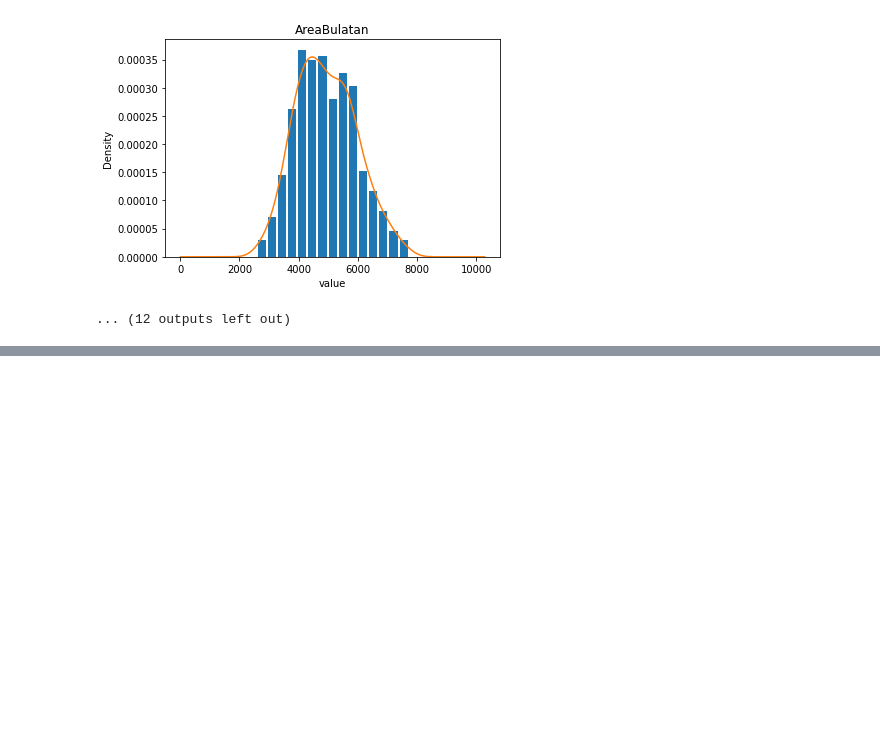
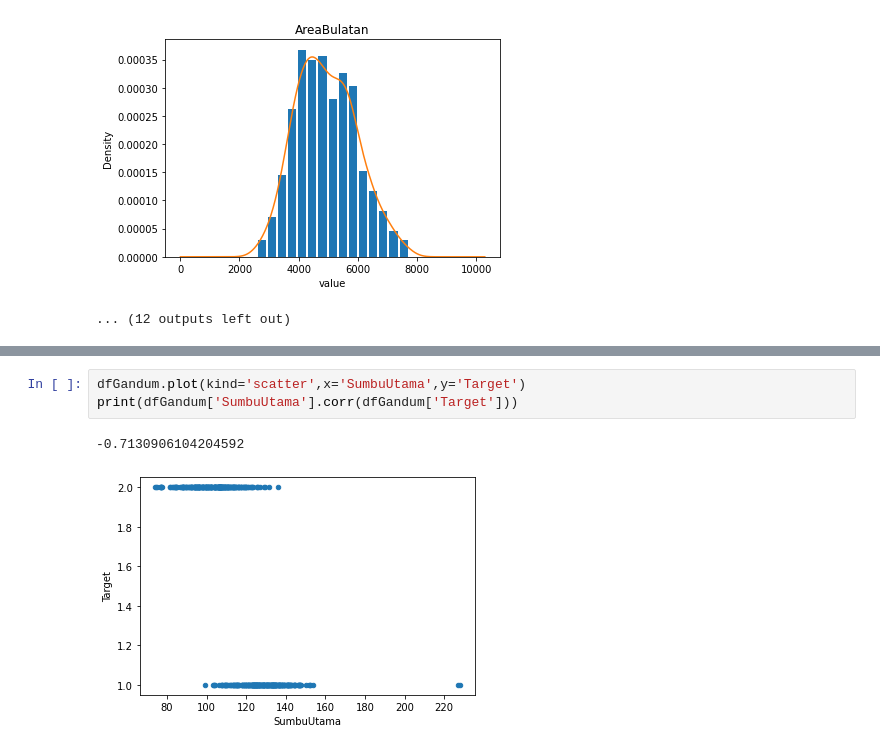
Before and after one commit to nthnieljson/hypothesis-testing, a Jupyter notebook: Untitled.ipynb, the cells around one changed output, grey strips where cells are left out. Drawn from its saved outputs; the diff is of its cells as text; blank space fills up the shorter version.

```diff
--- a/Untitled.ipynb
+++ b/Untitled.ipynb
@@ -1067,0 +1092,6 @@ Daerah kritis = Z > 1.6449 atau Z < -1.6449, dan Z = -3.6273812505500587, maka
+# %%
+dfGandum.plot(kind='scatter',x='SumbuUtama',y='Target')
+print(dfGandum['SumbuUtama'].corr(dfGandum['Target']))
+# %% [output]
+-0.7130906104204592
+[figure, added]
```
Also changed, not shown: parts of 29 cells of this notebook.
